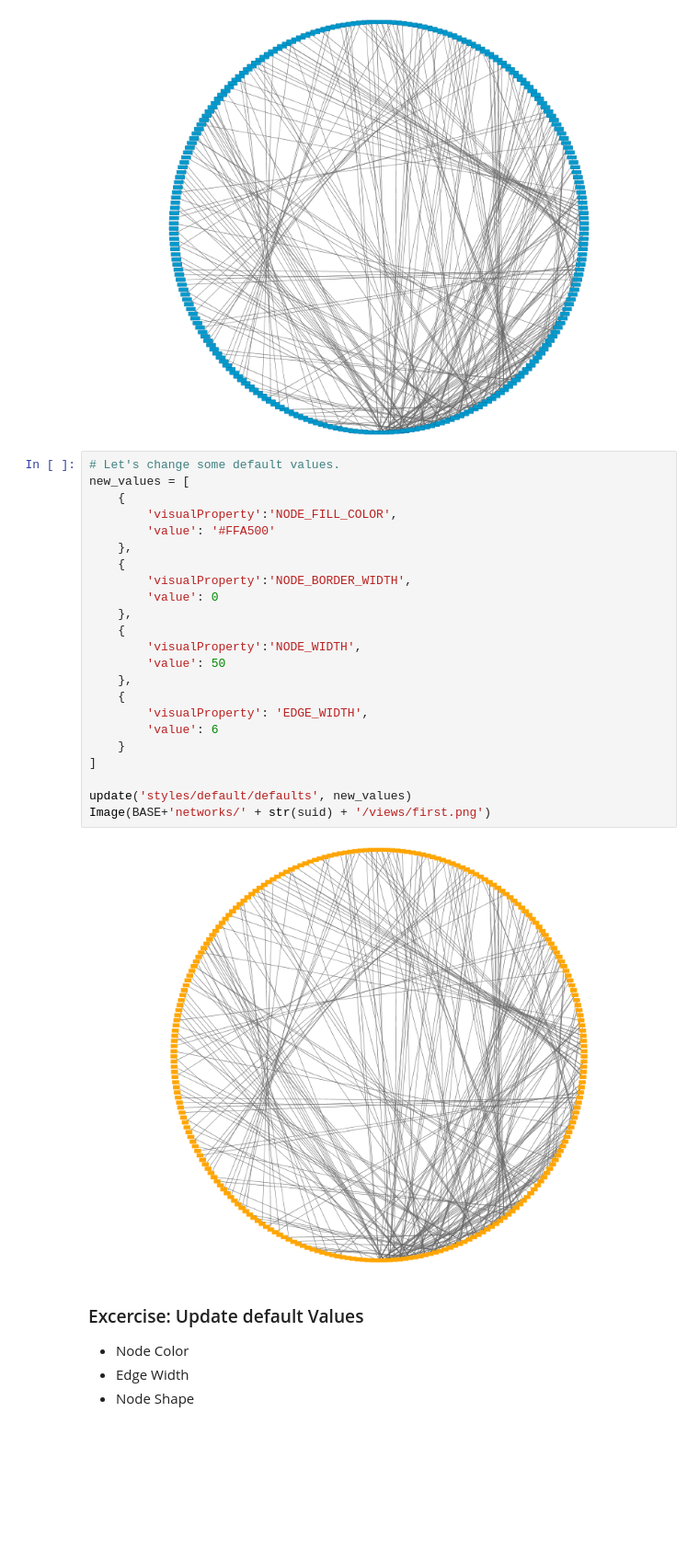
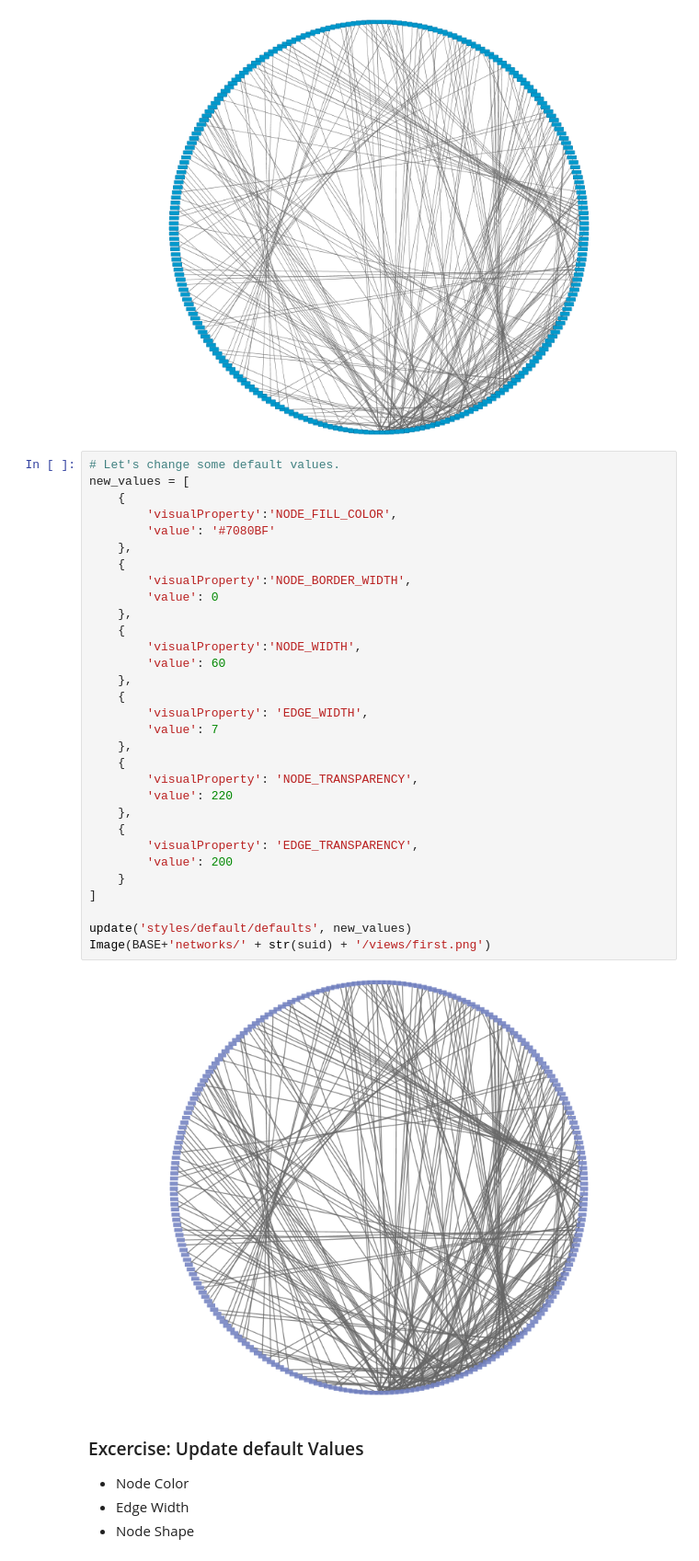
Before and after one commit to idekerlab/vizbi-2015, a Jupyter notebook: tutorials/Lesson_3_Visualization.ipynb, the cells around one changed output. Shown at 92% size. Drawn from its saved outputs; the diff is of its cells as text; blank space fills up the shorter version.

```diff
--- a/tutorials/Lesson_3_Visualization.ipynb
+++ b/tutorials/Lesson_3_Visualization.ipynb
@@ -128,28 +144,36 @@ Image(BASE+'networks/' + str(suid) + '/views/first.png')
 # %%
 # Let's change some default values.
 new_values = [
     {
         'visualProperty':'NODE_FILL_COLOR',
-        'value': '#FFA500'
+        'value': '#7080BF'
     },
     {
         'visualProperty':'NODE_BORDER_WIDTH',
         'value': 0
     },
     {
         'visualProperty':'NODE_WIDTH',
-        'value': 50
+        'value': 60
     },
     {
         'visualProperty': 'EDGE_WIDTH',
-        'value': 6
+        'value': 7
+    },
+    {
+        'visualProperty': 'NODE_TRANSPARENCY',
+        'value': 220
+    },
+    {
+        'visualProperty': 'EDGE_TRANSPARENCY',
+        'value': 200
     }
 ]
 
 update('styles/default/defaults', new_values)
 Image(BASE+'networks/' + str(suid) + '/views/first.png')
 # %% [output]
-[figure, old version]
+[figure, new version]
 # %% [markdown]
 ### Excercise: Update default Values
 * Node Color
```
Also changed, not shown: parts of 23 cells of this notebook.
